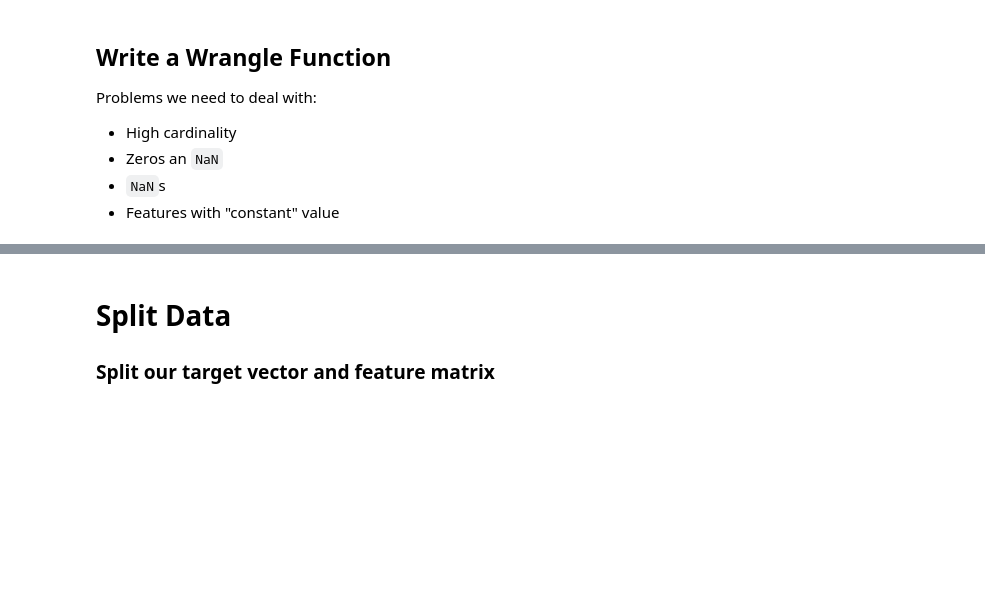
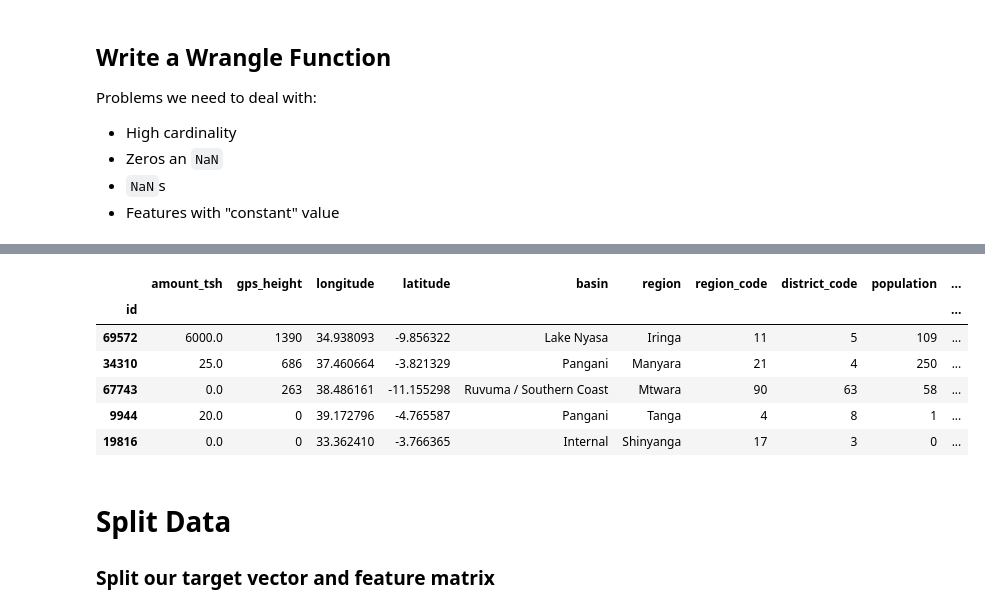
Before and after one commit to drewamorbordelon/DS-Unit-2-Kaggle-Challenge, a Jupyter notebook: module2-random-forests/LS_DS19_222_assignment.ipynb, the cells around one changed output, grey strips where cells are left out. Drawn from its saved outputs; the diff is of its cells as text; code cells hidden in the pictures; blank space fills up the shorter version.

```diff
--- a/module2-random-forests/LS_DS19_222_assignment.ipynb
+++ b/module2-random-forests/LS_DS19_222_assignment.ipynb
@@ -492,3 +483,14 @@ train.shape
+# %%
+train.dropna(inplace=True)
+train.head()
+# %% [output]
+|  | amount_tsh | gps_height | longitude | latitude | basin | region | region_code | district_code | population | ... |
+| id |  |  |  |  |  |  |  |  |  | ... |
+| 69572 | 6000.0 | 1390 | 34.938093 | -9.856322 | Lake Nyasa | Iringa | 11 | 5 | 109 | ... |
+| 34310 | 25.0 | 686 | 37.460664 | -3.821329 | Pangani | Manyara | 21 | 4 | 250 | ... |
+| 67743 | 0.0 | 263 | 38.486161 | -11.155298 | Ruvuma / Southern Coast | Mtwara | 90 | 63 | 58 | ... |
+| 9944 | 20.0 | 0 | 39.172796 | -4.765587 | Pangani | Tanga | 4 | 8 | 1 | ... |
+| 19816 | 0.0 | 0 | 33.362410 | -3.766365 | Internal | Shinyanga | 17 | 3 | 0 | ... |
 # %% [markdown]
 # Split Data
 ### Split our target vector and feature matrix
```
Also changed, not shown: parts of 38 cells of this notebook.
